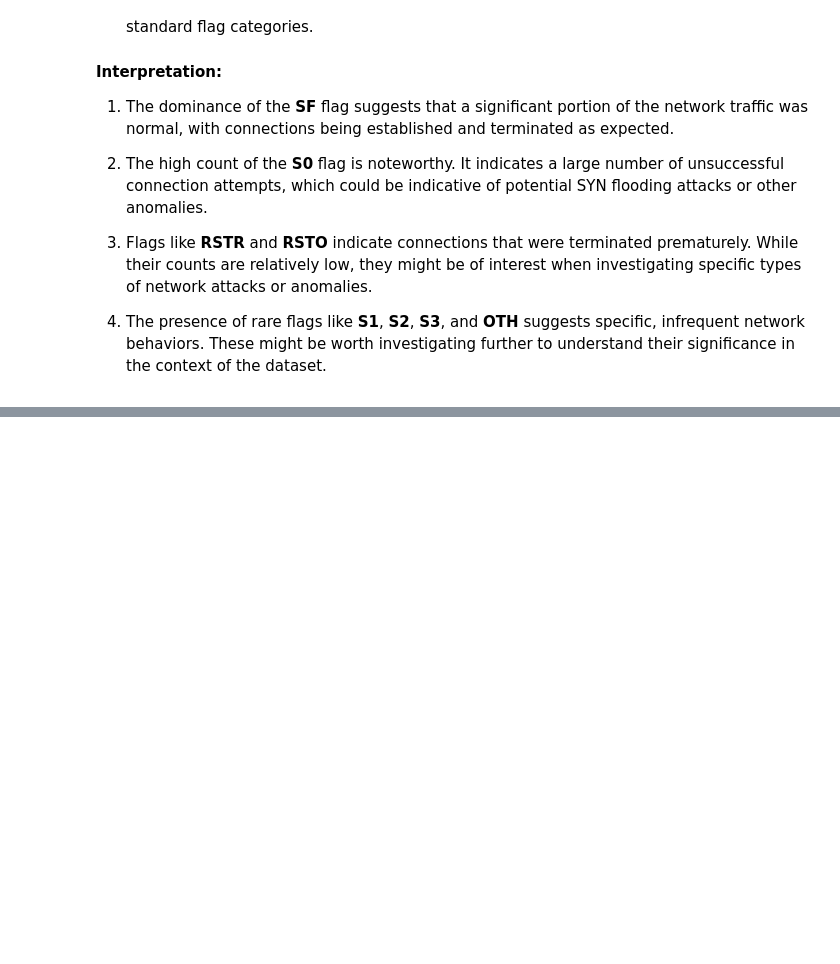
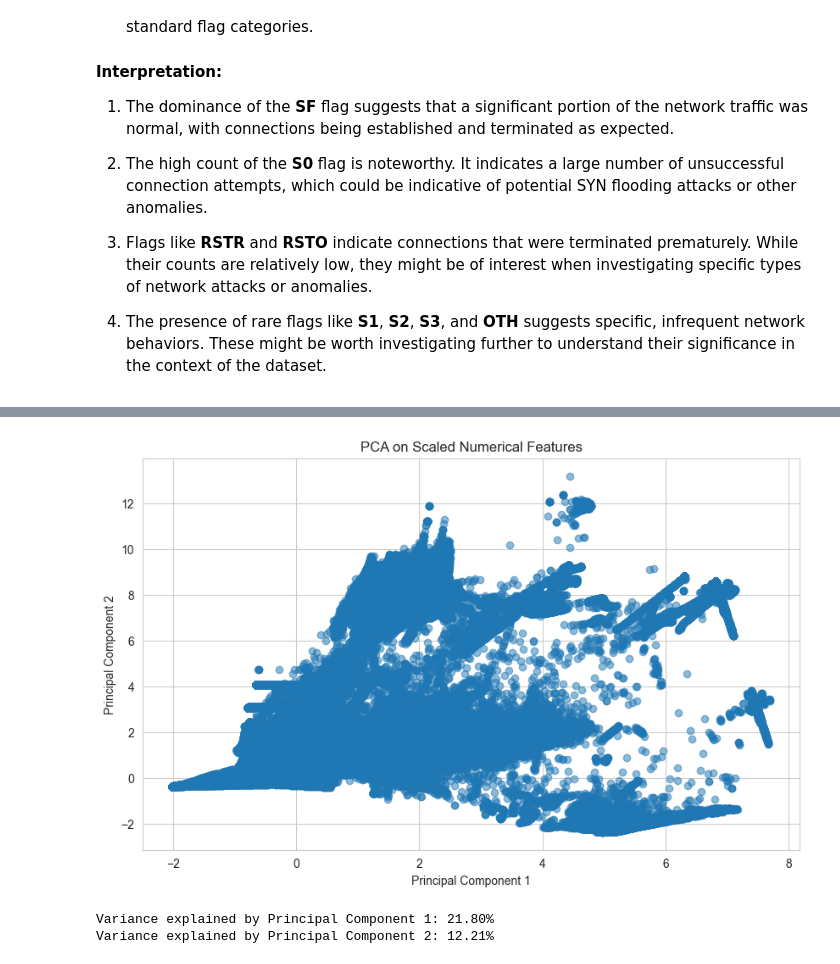
Before and after one commit to akashmanujaya/Dynamic-Graph-Embeddings-for-Real-Time-Anomaly-Detection-in-Network-Traffic, a Jupyter notebook: eda.ipynb, the cells around one changed output, grey strips where cells are left out. Saved outputs shown, nothing was run; the diff lists cells and outputs as text; code cells hidden in the pictures; blank space fills up the shorter version.

```diff
--- a/eda.ipynb
+++ b/eda.ipynb
@@ -355,0 +380,28 @@ Flags in network traffic data represent the state of the connection. Here's a br
+# %%
+from sklearn.decomposition import PCA
+from sklearn.preprocessing import StandardScaler
+
+# Selecting numerical features and scaling them
+numerical_features = df.select_dtypes(include=['float64', 'int64'])
+scaled_features = StandardScaler().fit_transform(numerical_features)
+
+# Applying PCA
+pca = PCA(n_components=2)
+pca_result = pca.fit_transform(scaled_features)
+
+# Plotting the PCA result
+plt.figure(figsize=(10, 6))
+plt.scatter(pca_result[:, 0], pca_result[:, 1], alpha=0.5)
+plt.xlabel('Principal Component 1')
+plt.ylabel('Principal Component 2')
+plt.title('PCA on Scaled Numerical Features')
+plt.show()
+# %% [output]
+[figure, added]
+# %%
+explained_variance = pca.explained_variance_ratio_
+print(f"Variance explained by Principal Component 1: {explained_variance[0]*100:.2f}%")
+print(f"Variance explained by Principal Component 2: {explained_variance[1]*100:.2f}%")
+# %% [output]
+Variance explained by Principal Component 1: 21.80%
+Variance explained by Principal Component 2: 12.21%
```
Also changed, not shown: parts of 5 cells of this notebook, 1 other file.
